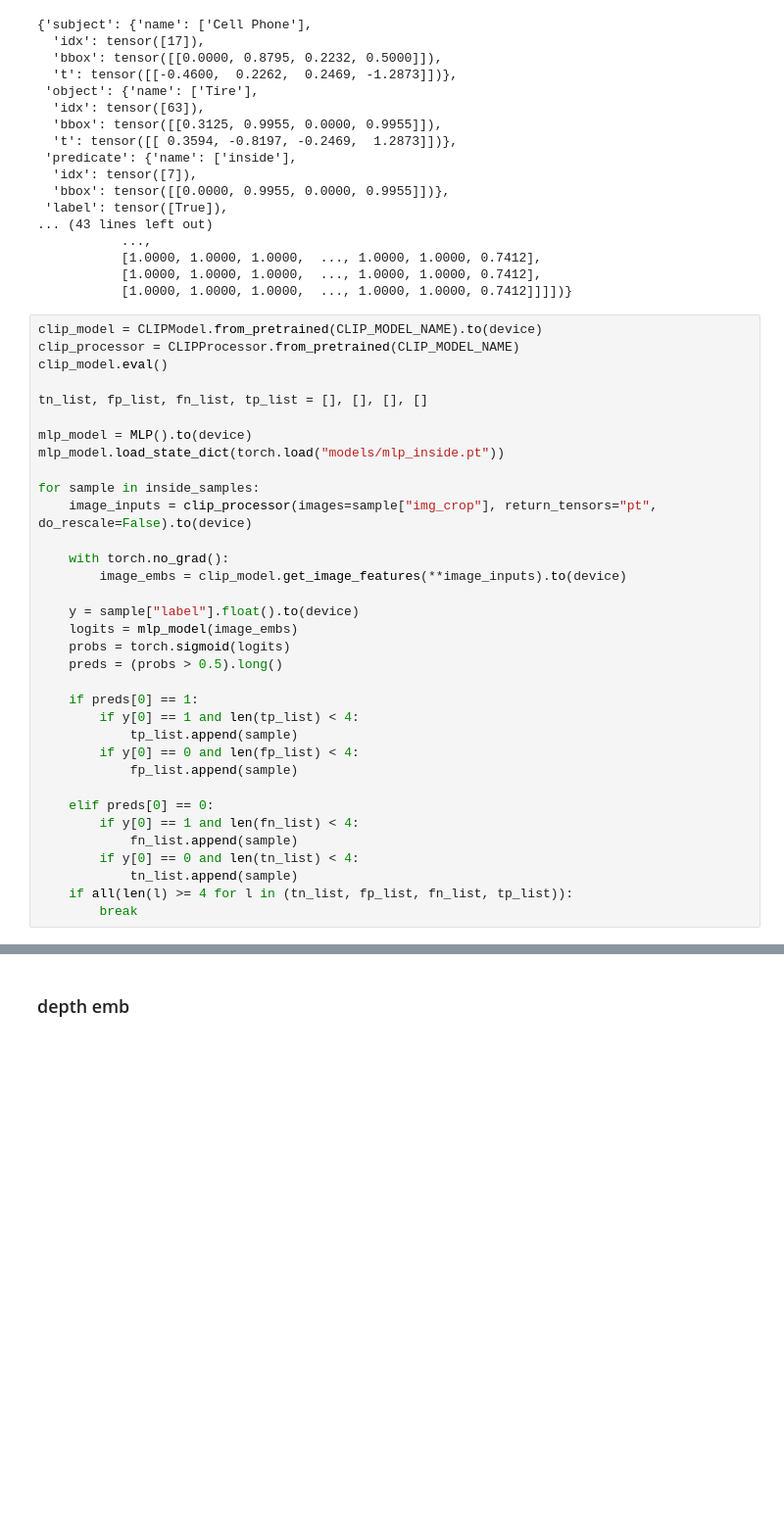
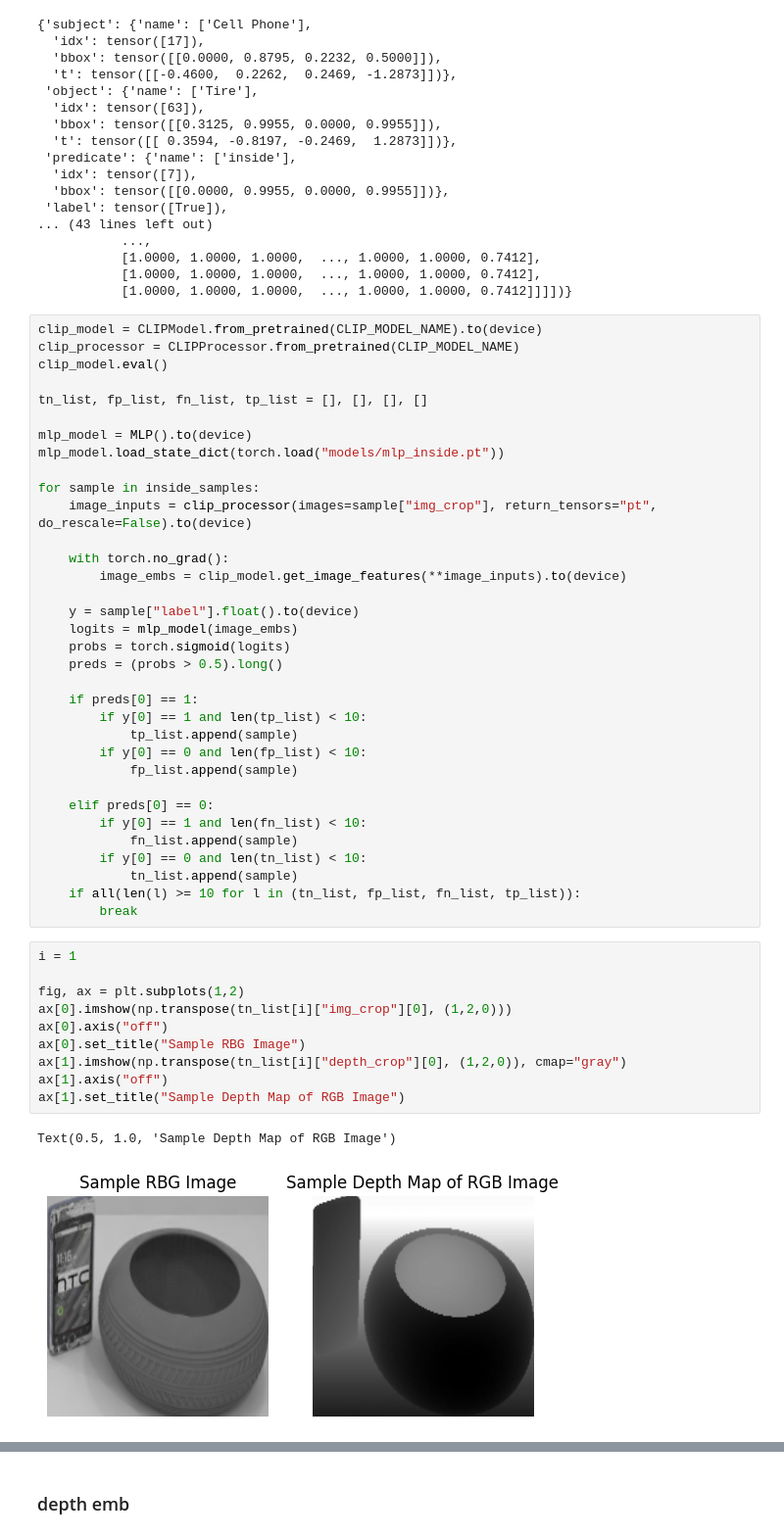
Before and after one commit to linv24/6.8300, a Jupyter notebook: project/dev.ipynb, the cells around one changed output, grey strips where cells are left out. Shown at 98% size. Saved outputs shown, nothing was run; the diff lists cells and outputs as text; blank space fills up the shorter version.

```diff
--- a/project/dev.ipynb
+++ b/project/dev.ipynb
@@ -562,18 +622,31 @@ for sample in inside_samples:
     preds = (probs > 0.5).long()
 
     if preds[0] == 1:
-        if y[0] == 1 and len(tp_list) < 4:
+        if y[0] == 1 and len(tp_list) < 10:
             tp_list.append(sample)
-        if y[0] == 0 and len(fp_list) < 4:
+        if y[0] == 0 and len(fp_list) < 10:
             fp_list.append(sample)
 
     elif preds[0] == 0:
-        if y[0] == 1 and len(fn_list) < 4:
+        if y[0] == 1 and len(fn_list) < 10:
             fn_list.append(sample)
-        if y[0] == 0 and len(tn_list) < 4:
+        if y[0] == 0 and len(tn_list) < 10:
             tn_list.append(sample)
-    if all(len(l) >= 4 for l in (tn_list, fp_list, fn_list, tp_list)):
+    if all(len(l) >= 10 for l in (tn_list, fp_list, fn_list, tp_list)):
         break
+# %%
+i = 1
+
+fig, ax = plt.subplots(1,2)
+ax[0].imshow(np.transpose(tn_list[i]["img_crop"][0], (1,2,0)))
+ax[0].axis("off")
+ax[0].set_title("Sample RBG Image")
+ax[1].imshow(np.transpose(tn_list[i]["depth_crop"][0], (1,2,0)), cmap="gray")
+ax[1].axis("off")
+ax[1].set_title("Sample Depth Map of RGB Image")
+# %% [output]
+Text(0.5, 1.0, 'Sample Depth Map of RGB Image')
+[figure, added]
 # %%
 def plot_tf_grid_2x2(images_dict):
     """
```
Also changed, not shown: parts of 15 cells of this notebook, 3 other files.
